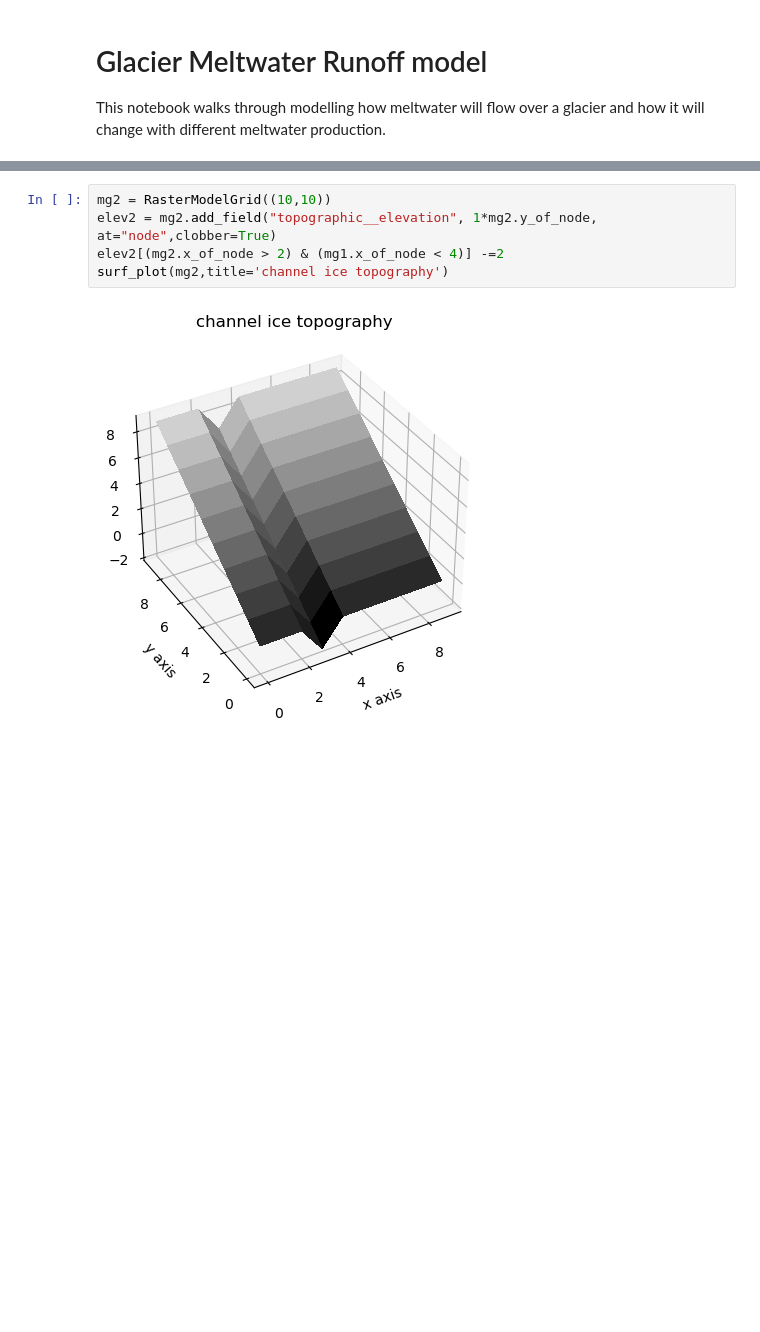
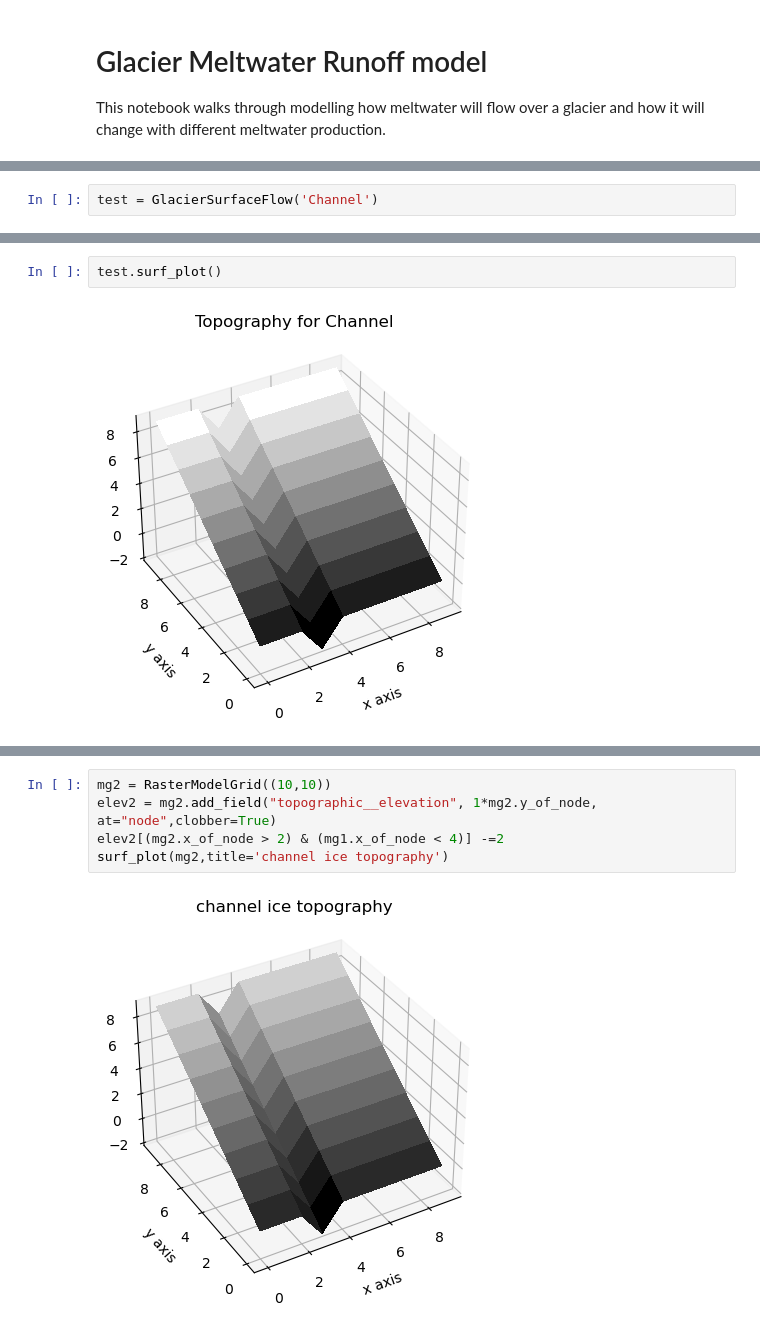
Before and after one commit to csdms-espin/ESPIn_2023_glacial_water_routing, a Jupyter notebook: MeltwaterRunoff.ipynb, the cells around one changed output, grey strips where cells are left out. Drawn from its saved outputs; the diff is of its cells as text; blank space fills up the shorter version.

```diff
--- a/MeltwaterRunoff.ipynb
+++ b/MeltwaterRunoff.ipynb
@@ -12,0 +75,2 @@ import numpy as np
+# %%
+test = GlacierSurfaceFlow('Channel')
@@ -12,0 +91,4 @@ import numpy as np
+# %%
+test.surf_plot()
+# %% [output]
+[figure, added]
```
Also changed, not shown: parts of 10 cells of this notebook.
